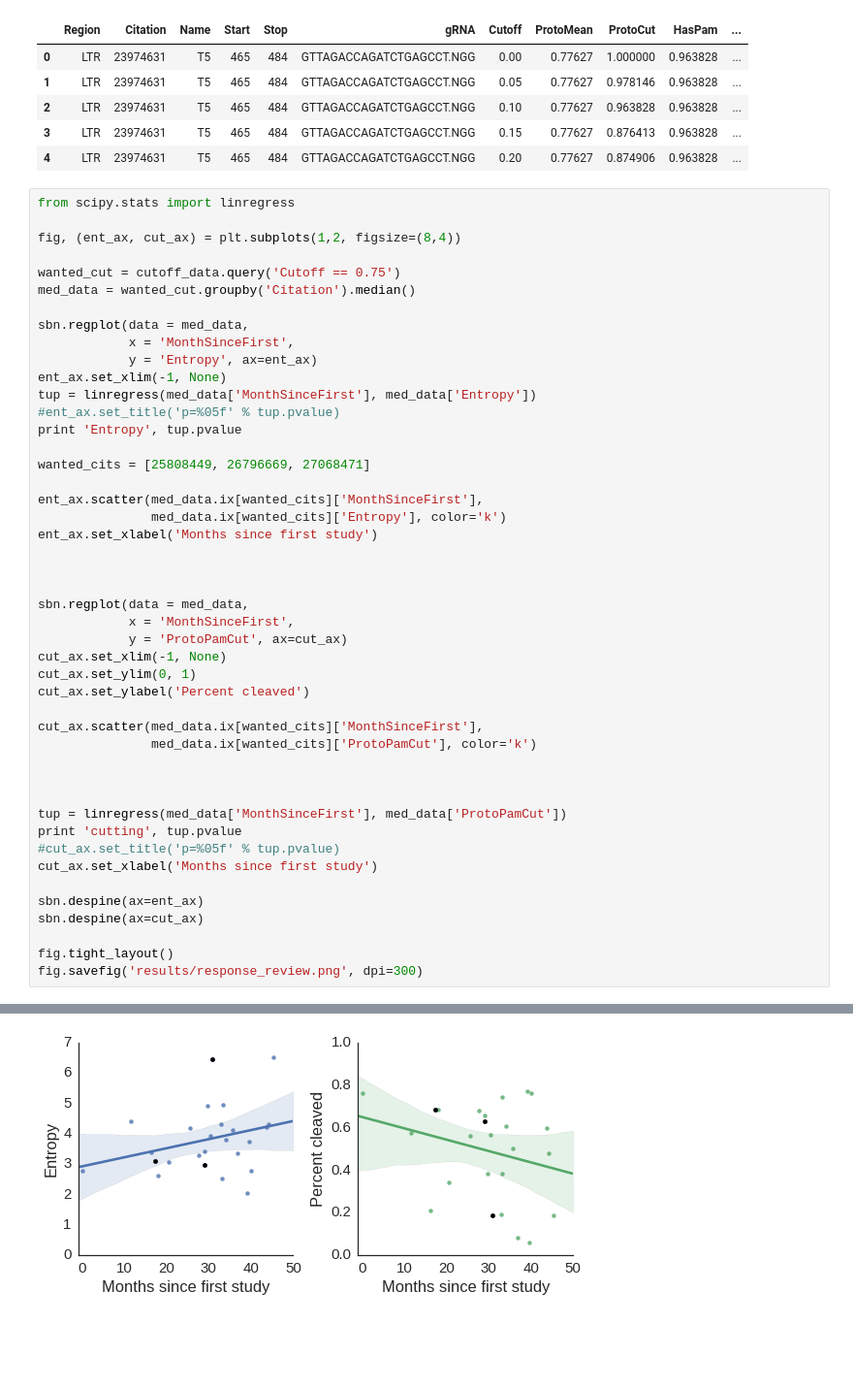
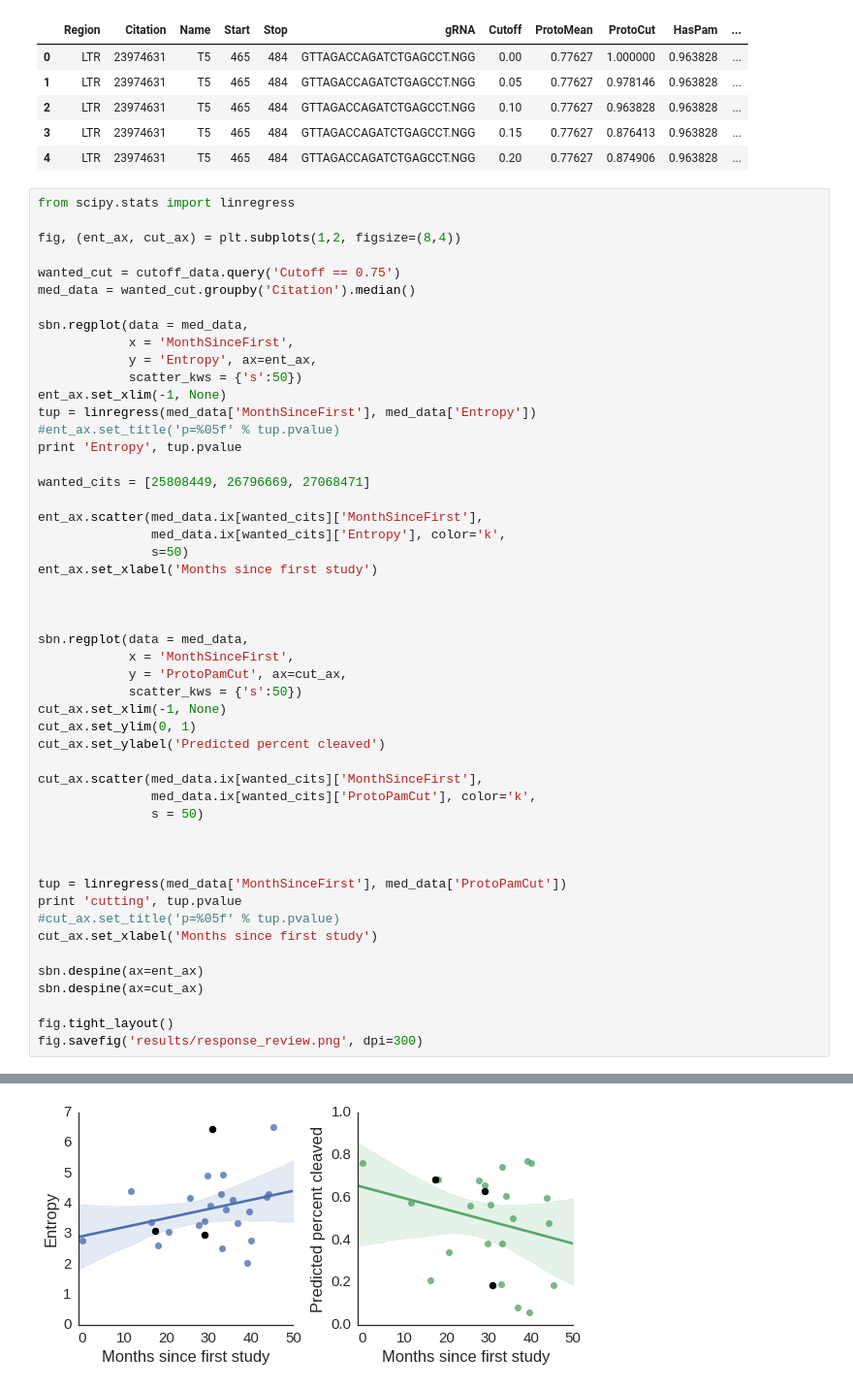
Before and after one commit to DamLabResources/hiv-crispr-review, a Jupyter notebook: VisualizeResults.ipynb, the cells around one changed output, grey strips where cells are left out. Shown: that part at 97% size. Drawn from its saved outputs; the diff is of its cells as text; blank space fills up the shorter version.

```diff
--- a/VisualizeResults.ipynb
+++ b/VisualizeResults.ipynb
@@ -206,7 +206,8 @@ med_data = wanted_cut.groupby('Citation').median()
 
 sbn.regplot(data = med_data,
             x = 'MonthSinceFirst',
-            y = 'Entropy', ax=ent_ax)
+            y = 'Entropy', ax=ent_ax,
+            scatter_kws = {'s':50})
 ent_ax.set_xlim(-1, None)
 tup = linregress(med_data['MonthSinceFirst'], med_data['Entropy'])
 #ent_ax.set_title('p=%05f' % tup.pvalue)
@@ -214,35 +215,38 @@ print 'Entropy', tup.pvalue
 
 wanted_cits = [25808449, 26796669, 27068471]
 
 ent_ax.scatter(med_data.ix[wanted_cits]['MonthSinceFirst'],
-               med_data.ix[wanted_cits]['Entropy'], color='k')
+               med_data.ix[wanted_cits]['Entropy'], color='k',
+               s=50)
 ent_ax.set_xlabel('Months since first study')
 
 
 
 sbn.regplot(data = med_data,
             x = 'MonthSinceFirst',
-            y = 'ProtoPamCut', ax=cut_ax)
+            y = 'ProtoPamCut', ax=cut_ax,
+            scatter_kws = {'s':50})
 cut_ax.set_xlim(-1, None)
 cut_ax.set_ylim(0, 1)
-cut_ax.set_ylabel('Percent cleaved')
+cut_ax.set_ylabel('Predicted percent cleaved')
 
 cut_ax.scatter(med_data.ix[wanted_cits]['MonthSinceFirst'],
-               med_data.ix[wanted_cits]['ProtoPamCut'], color='k')
+               med_data.ix[wanted_cits]['ProtoPamCut'], color='k',
+               s = 50)
 
 
 
 tup = linregress(med_data['MonthSinceFirst'], med_data['ProtoPamCut'])
 print 'cutting', tup.pvalue
 #cut_ax.set_title('p=%05f' % tup.pvalue)
 cut_ax.set_xlabel('Months since first study')
 
 sbn.despine(ax=ent_ax)
 sbn.despine(ax=cut_ax)
 
 fig.tight_layout()
 fig.savefig('results/response_review.png', dpi=300)
 # %% [output]
 Entropy 0.148787842762
 cutting 0.214160932978
-[figure, old version]
+[figure, new version]
```
Also changed, not shown: parts of 3 cells of this notebook, 8 other files.
